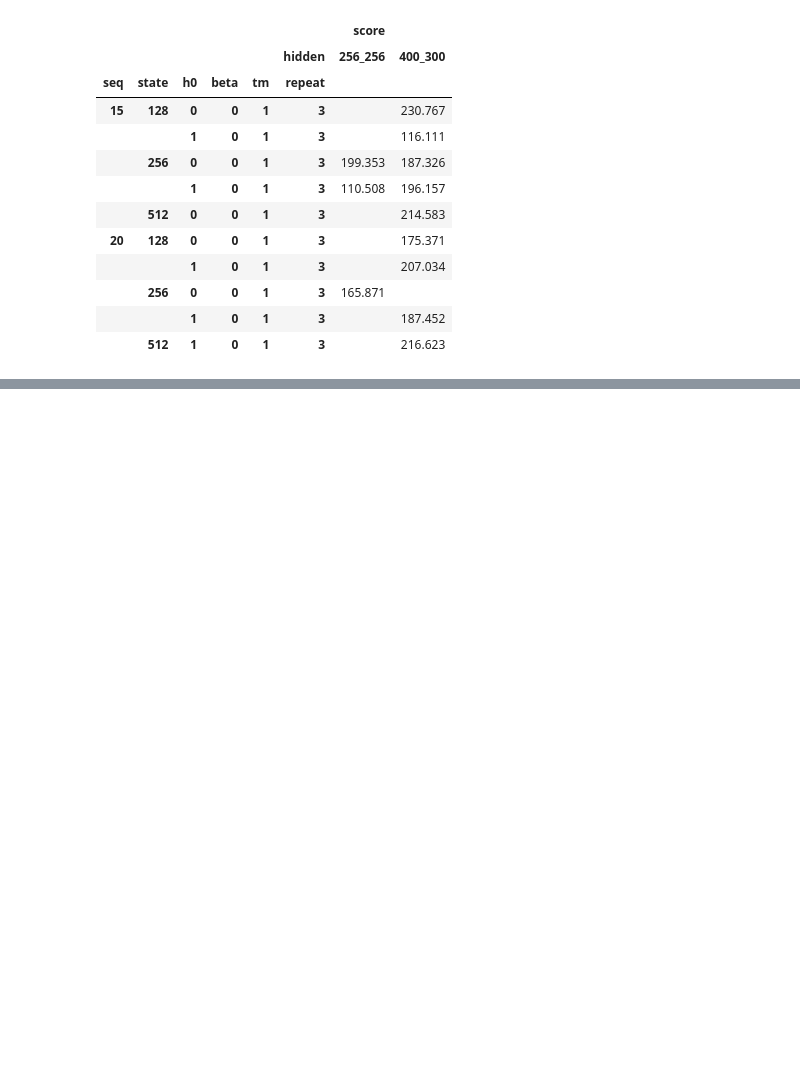
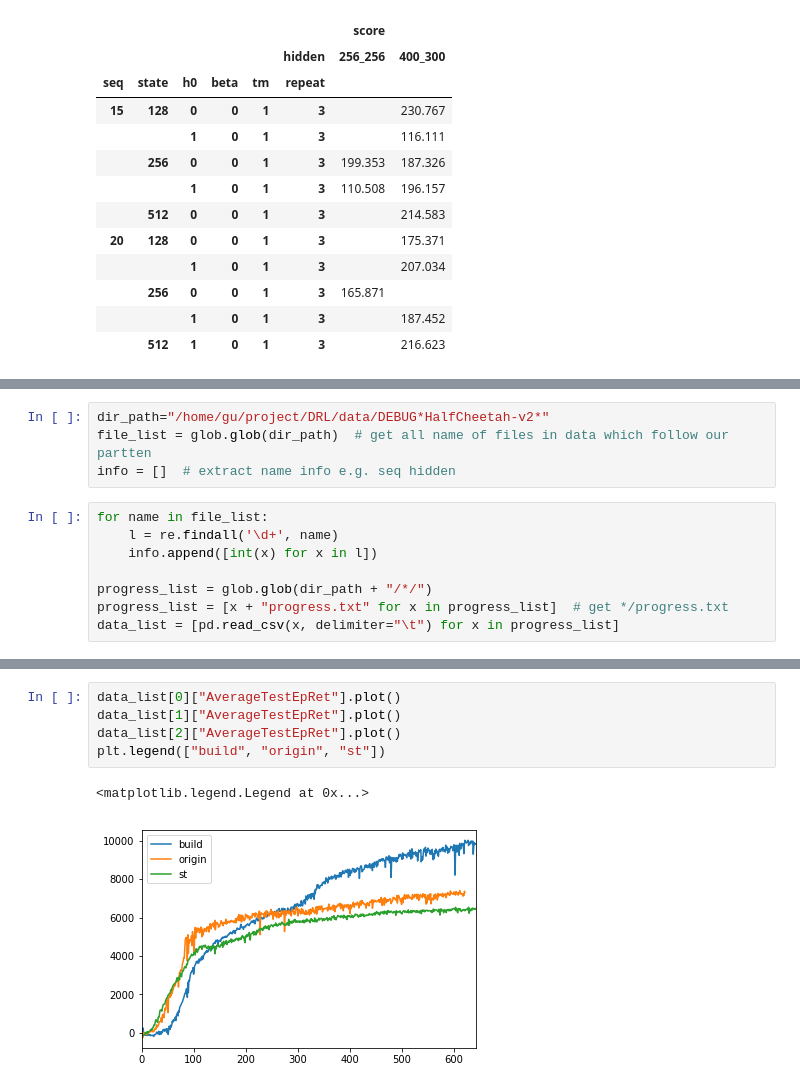
Before and after one commit to createamind/DRL, a Jupyter notebook: spinup/algos/sac_rnn_model/exp_log.ipynb, the cells around one changed output, grey strips where cells are left out. Saved outputs shown, nothing was run; the diff lists cells and outputs as text; blank space fills up the shorter version.

Commit message:
data distribution is buggy

```diff
--- a/spinup/algos/sac_rnn_model/exp_log.ipynb
+++ b/spinup/algos/sac_rnn_model/exp_log.ipynb
@@ -1288,0 +1296,12 @@ c_score
+# %%
+dir_path="/home/gu/project/DRL/data/DEBUG*HalfCheetah-v2*"
+file_list = glob.glob(dir_path)  # get all name of files in data which follow our partten
+info = []  # extract name info e.g. seq hidden
+# %%
+for name in file_list:
+    l = re.findall('\d+', name)
+    info.append([int(x) for x in l])
+
+progress_list = glob.glob(dir_path + "/*/")
+progress_list = [x + "progress.txt" for x in progress_list]  # get */progress.txt
+data_list = [pd.read_csv(x, delimiter="\t") for x in progress_list]
@@ -1288,0 +1314,8 @@ c_score
+# %%
+data_list[0]["AverageTestEpRet"].plot()
+data_list[1]["AverageTestEpRet"].plot()
+data_list[2]["AverageTestEpRet"].plot()
+plt.legend(["build", "origin", "st"])
+# %% [output]
+<matplotlib.legend.Legend at 0x...>
+[figure, added]
```
Also changed, not shown: parts of 4 cells of this notebook, 5 other files.
